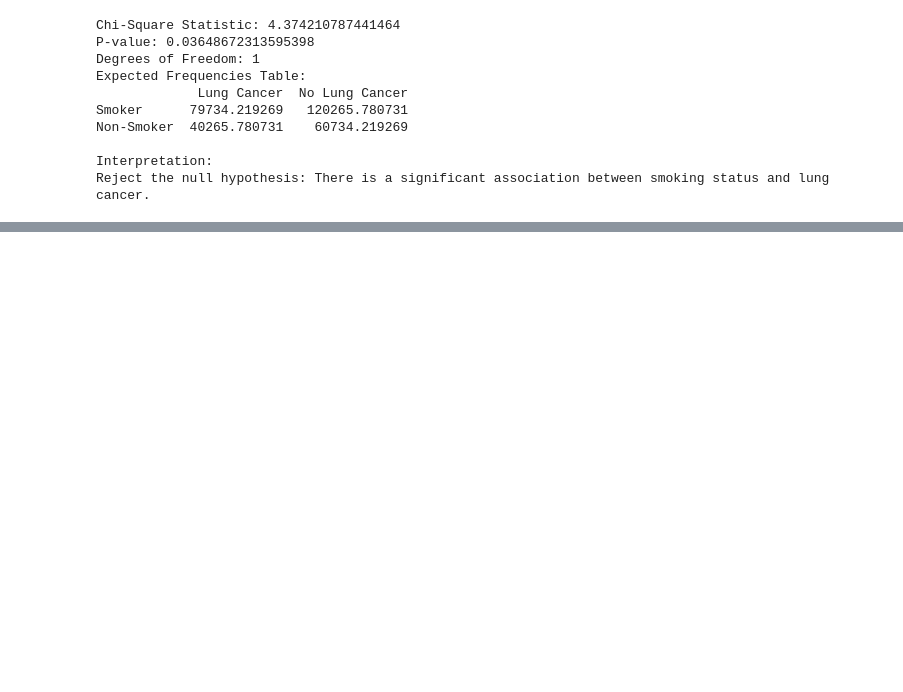
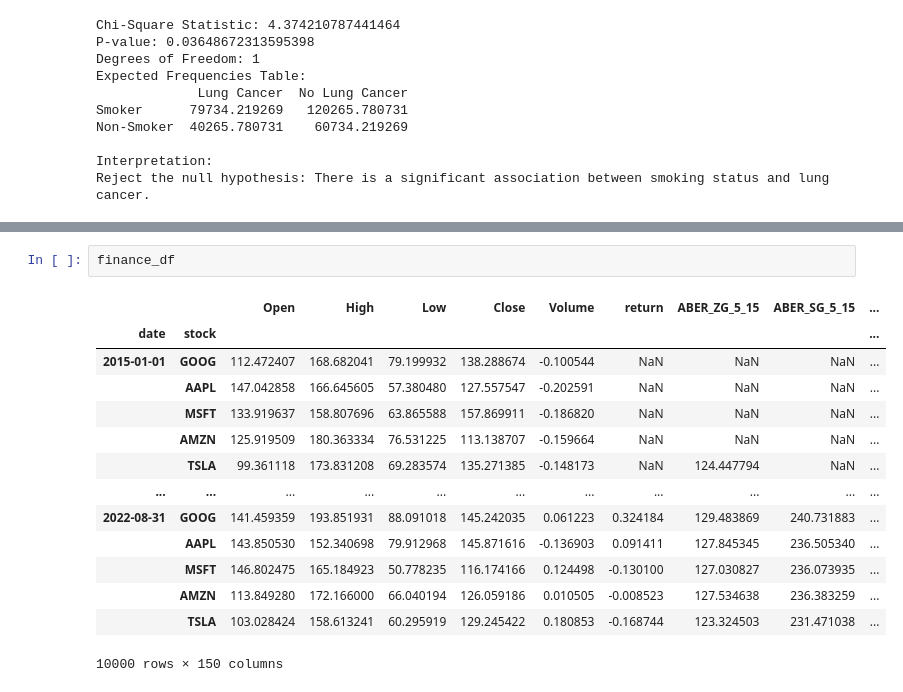
Before and after one commit to zhouchen1006/demo-repo2, a Jupyter notebook: scikitlearn.ipynb, the cells around one changed output, grey strips where cells are left out. Cells and saved outputs as stored; diff of their text form; blank space fills up the shorter version.

```diff
--- a/scikitlearn.ipynb
+++ b/scikitlearn.ipynb
@@ -1074,0 +1253,17 @@ Notes:
+# %%
+finance_df
+# %% [output]
+|  |  | Open | High | Low | Close | Volume | return | ABER_ZG_5_15 | ABER_SG_5_15 | ... |
+| date | stock |  |  |  |  |  |  |  |  | ... |
+| 2015-01-01 | GOOG | 112.472407 | 168.682041 | 79.199932 | 138.288674 | -0.100544 | NaN | NaN | NaN | ... |
+|  | AAPL | 147.042858 | 166.645605 | 57.380480 | 127.557547 | -0.202591 | NaN | NaN | NaN | ... |
+|  | MSFT | 133.919637 | 158.807696 | 63.865588 | 157.869911 | -0.186820 | NaN | NaN | NaN | ... |
+|  | AMZN | 125.919509 | 180.363334 | 76.531225 | 113.138707 | -0.159664 | NaN | NaN | NaN | ... |
+|  | TSLA | 99.361118 | 173.831208 | 69.283574 | 135.271385 | -0.148173 | NaN | 124.447794 | NaN | ... |
+| ... | ... | ... | ... | ... | ... | ... | ... | ... | ... | ... |
+| 2022-08-31 | GOOG | 141.459359 | 193.851931 | 88.091018 | 145.242035 | 0.061223 | 0.324184 | 129.483869 | 240.731883 | ... |
+|  | AAPL | 143.850530 | 152.340698 | 79.912968 | 145.871616 | -0.136903 | 0.091411 | 127.845345 | 236.505340 | ... |
+|  | MSFT | 146.802475 | 165.184923 | 50.778235 | 116.174166 | 0.124498 | -0.130100 | 127.030827 | 236.073935 | ... |
+|  | AMZN | 113.849280 | 172.166000 | 66.040194 | 126.059186 | 0.010505 | -0.008523 | 127.534638 | 236.383259 | ... |
+|  | TSLA | 103.028424 | 158.613241 | 60.295919 | 129.245422 | 0.180853 | -0.168744 | 123.324503 | 231.471038 | ... |
+10000 rows × 150 columns
```
Also changed, not shown: parts of 11 cells of this notebook.
